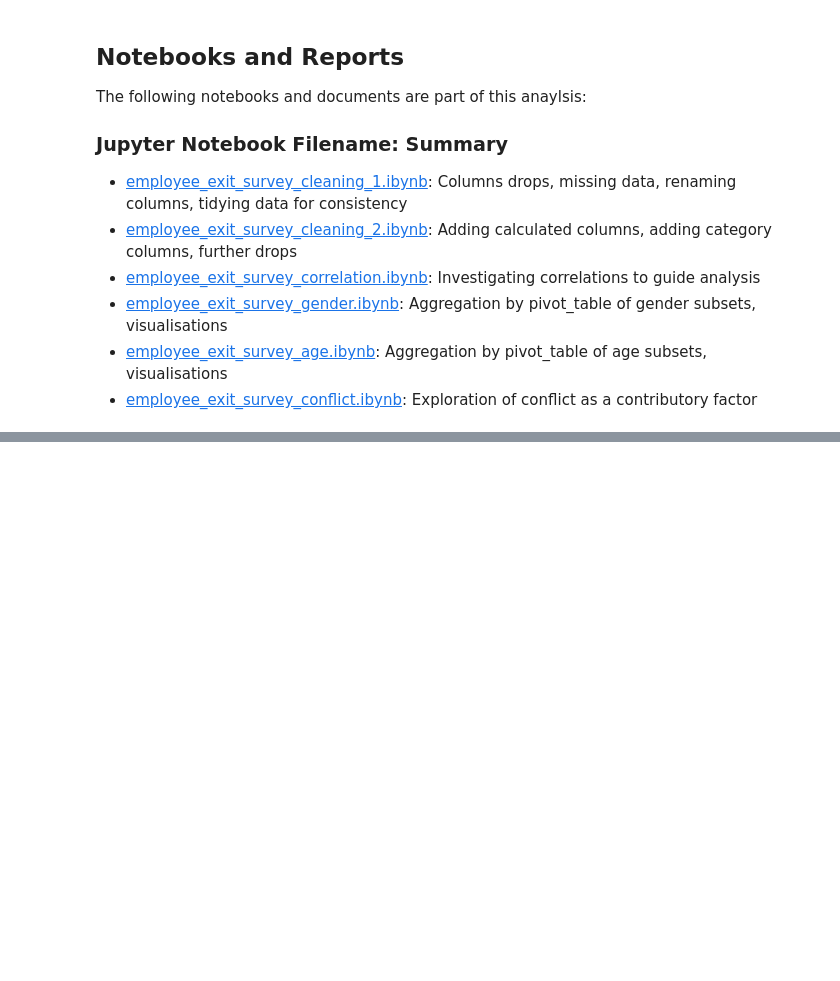
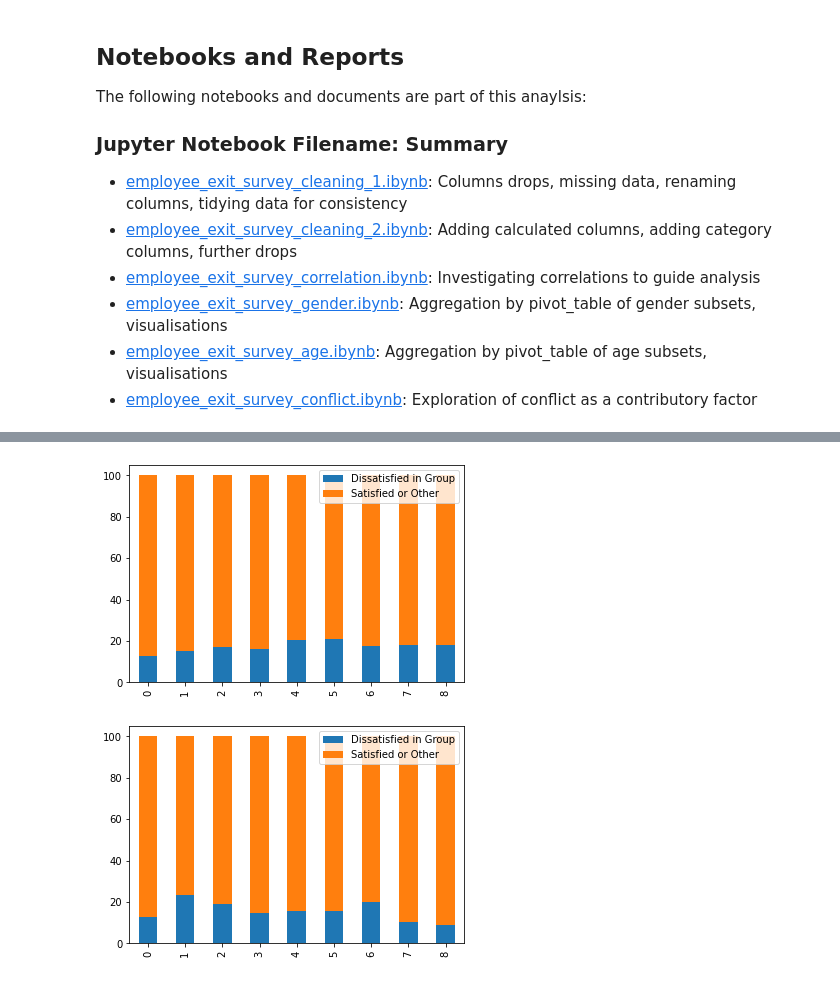
Before and after one commit to jholidayscott/employee_exit_survey, a Jupyter notebook: employee_exit_survey_age.ipynb, the cells around one changed output, grey strips where cells are left out. Saved outputs shown, nothing was run; the diff lists cells and outputs as text; code cells hidden in the pictures; blank space fills up the shorter version.

```diff
--- a/employee_exit_survey_age.ipynb
+++ b/employee_exit_survey_age.ipynb
@@ -25,0 +115,5 @@ The following notebooks and documents are part of this anaylsis:
+# %%
+tafe_frame['Satisfied or Other'] = tafe_frame['Total in Group'] - tafe_frame['Dissatisfied in Group']
+print(tafe_frame)
+dete_frame['Satisfied or Other'] = dete_frame['Total in Group'] - dete_frame['Dissatisfied in Group']
+print(dete_frame)
@@ -25,0 +141,15 @@ The following notebooks and documents are part of this anaylsis:
+# %%
+def perc_tafe(col):
+    div = col / tafe_frame['Total in Group']
+    return div*100
+
+def perc_dete(col):
+    div = col / dete_frame['Total in Group']
+    return div*100
+
+columns = ['Dissatisfied in Group','Satisfied or Other']
+tafe_frame_perc = tafe_frame[columns].apply(perc_tafe)
+dete_frame_perc = dete_frame[columns].apply(perc_dete)
+
+print(tafe_frame_perc)
+print(dete_frame_perc)
@@ -25,0 +177,8 @@ The following notebooks and documents are part of this anaylsis:
+# %%
+tafe_frame_perc.plot(kind='bar', stacked=True)
+plt.show()
+dete_frame_perc.plot(kind='bar', stacked=True)
+plt.show()
+# %% [output]
+[figure, added]
+[figure, added]
```
Also changed, not shown: parts of 13 cells of this notebook.
